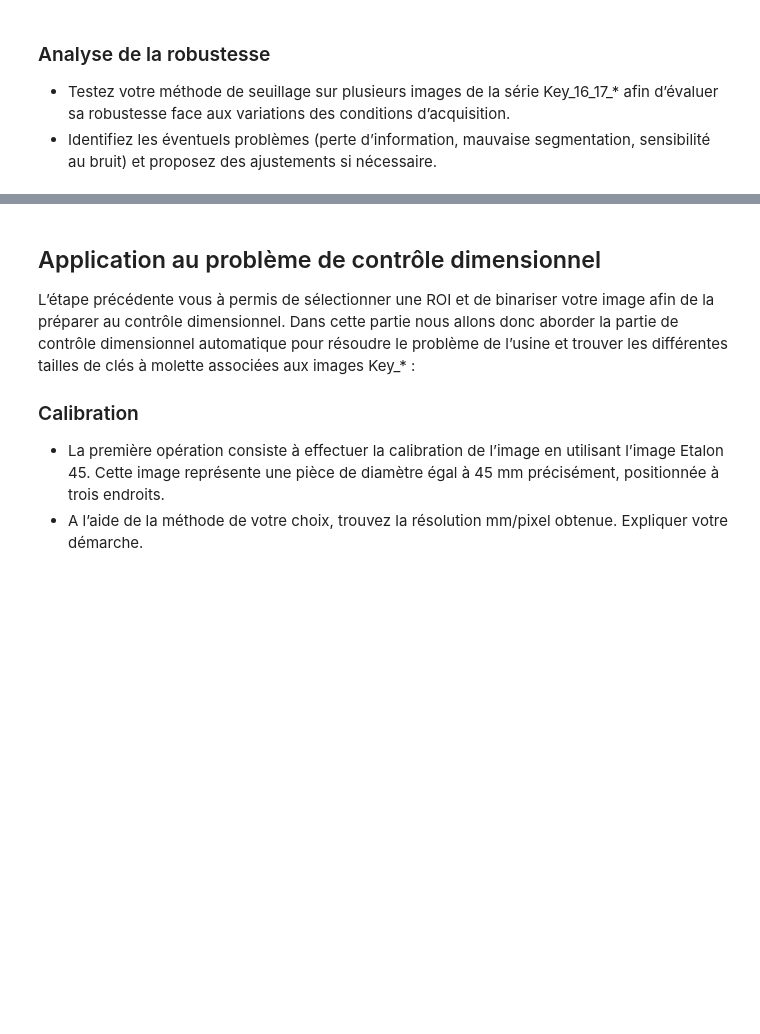
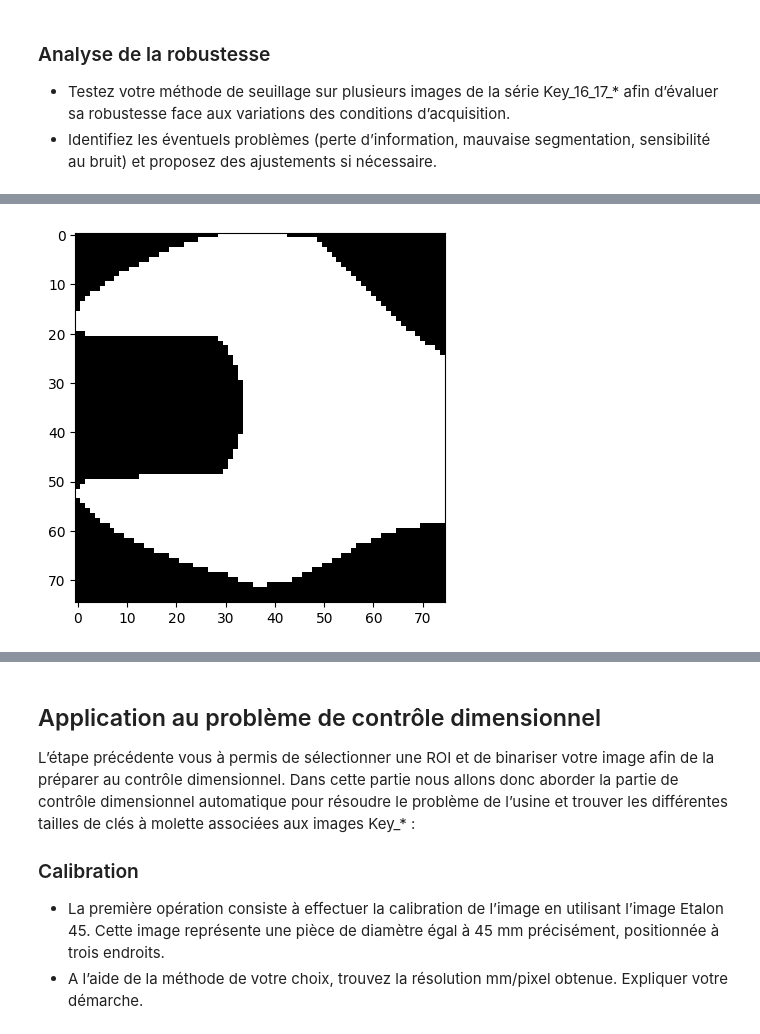
Before and after one commit to Nomnelle/computer_vision_finals, a Jupyter notebook: Partie_1/tp_not_part1_mick.ipynb, the cells around one changed output, grey strips where cells are left out. Saved outputs shown, nothing was run; the diff lists cells and outputs as text; code cells hidden in the pictures; blank space fills up the shorter version.

```diff
--- a/Partie_1/tp_not_part1_mick.ipynb
+++ b/Partie_1/tp_not_part1_mick.ipynb
@@ -229,0 +278,6 @@ automatique sur l’ensemble des images Key *. Pour cela un pré-traitement des
+# %%
+best_thresholdL, imgL_otsu = otsu_threshold(imgL)
+plt.imshow(imgL_otsu, cmap="gray")
+plt.show()
+# %% [output]
+[figure, added]
```
Also changed, not shown: parts of 15 cells of this notebook.
